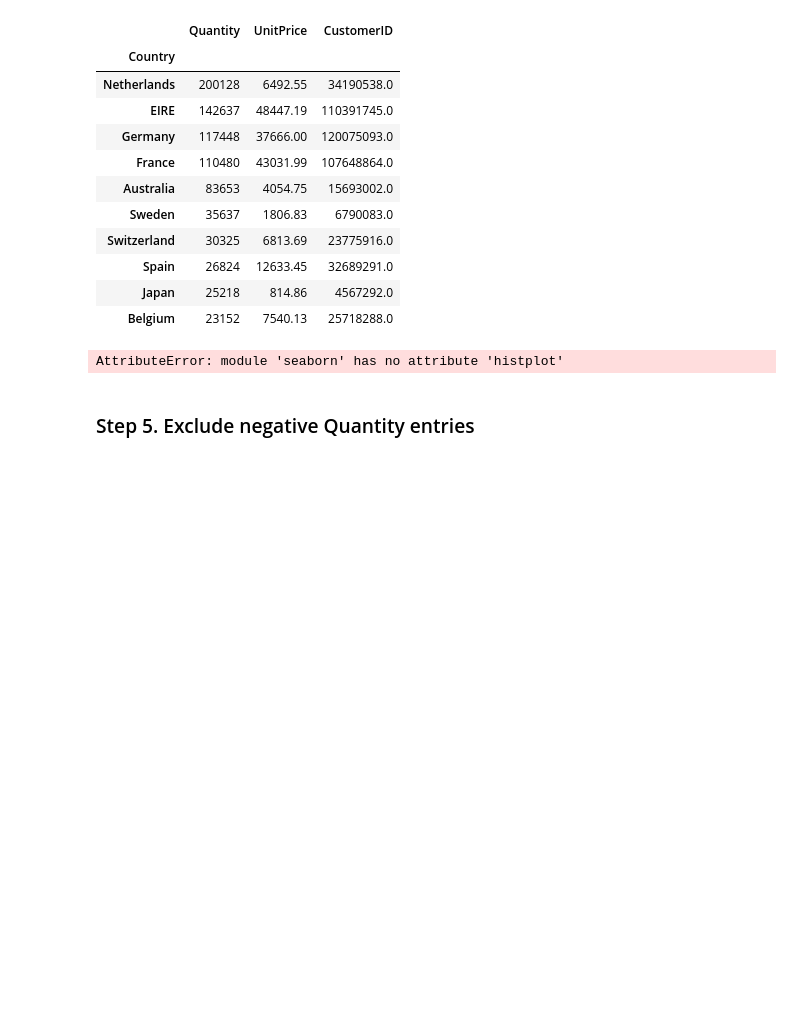
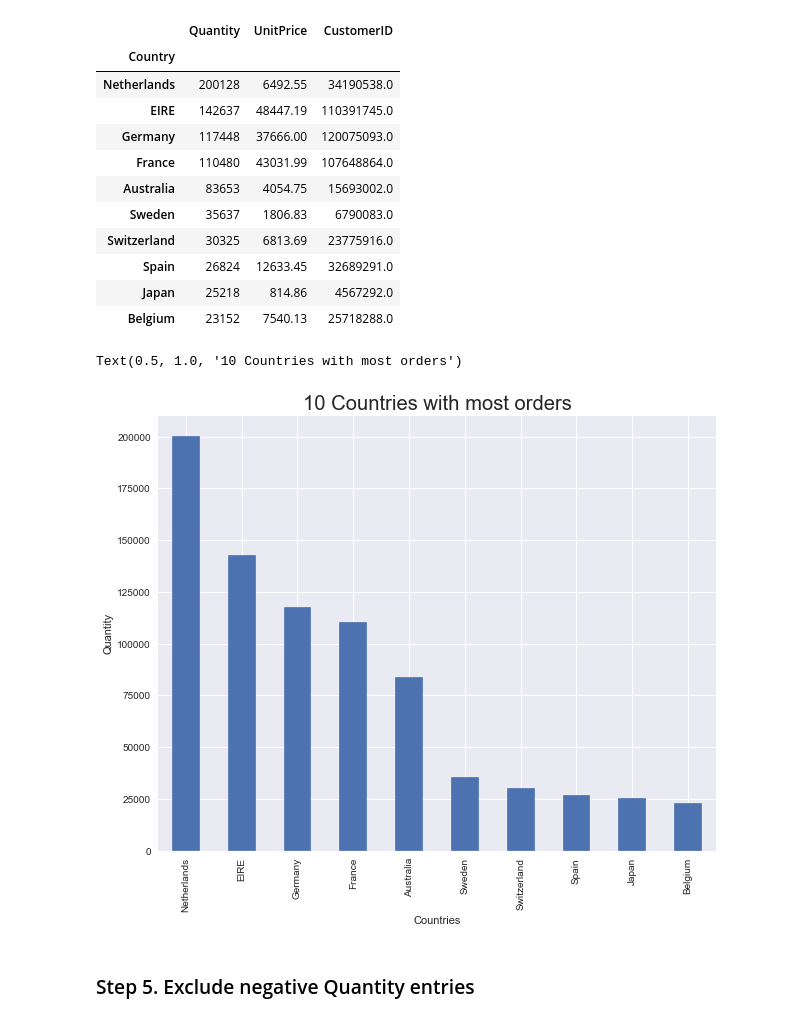
Before and after one commit to examsherpa/pandas_exercises, a Jupyter notebook: 07_Visualization/Online_Retail/Exercises.ipynb, the cells around one changed output. Saved outputs shown, nothing was run; the diff lists cells and outputs as text; code cells hidden in the pictures; blank space fills up the shorter version.

```diff
--- a/07_Visualization/Online_Retail/Exercises.ipynb
+++ b/07_Visualization/Online_Retail/Exercises.ipynb
@@ -55,15 +52,16 @@ countries
 | Spain | 26824 | 12633.45 | 32689291.0 |
 | Japan | 25218 | 814.86 | 4567292.0 |
 | Belgium | 23152 | 7540.13 | 25718288.0 |
-# %%
-#fig = plt.figure(figsize = (8, 8))
-sns.histplot()
-#plt.title("")
-#plt.xlabel("Number of Sick Days")
-#plt.ylabel("Proportion of Observations")
-#plt.show()
-# %% [output]
-AttributeError: module 'seaborn' has no attribute 'histplot'
+# %%
+fig, ax = plt.subplots(figsize=(10, 8))
+ax = countries['Quantity'].plot(kind='bar')
+#plt.style.use('fivethirtyeight')
+ax.set_xlabel('Countries')
+ax.set_ylabel('Quantity')
+ax.set_title('10 Countries with most orders')
+# %% [output]
+Text(0.5, 1.0, '10 Countries with most orders')
+[figure, added]
 # %% [markdown]
 ### Step 5.  Exclude negative Quantity entries
 # %% [markdown]
```
Also changed, not shown: parts of 2 cells of this notebook, 7 other files.
